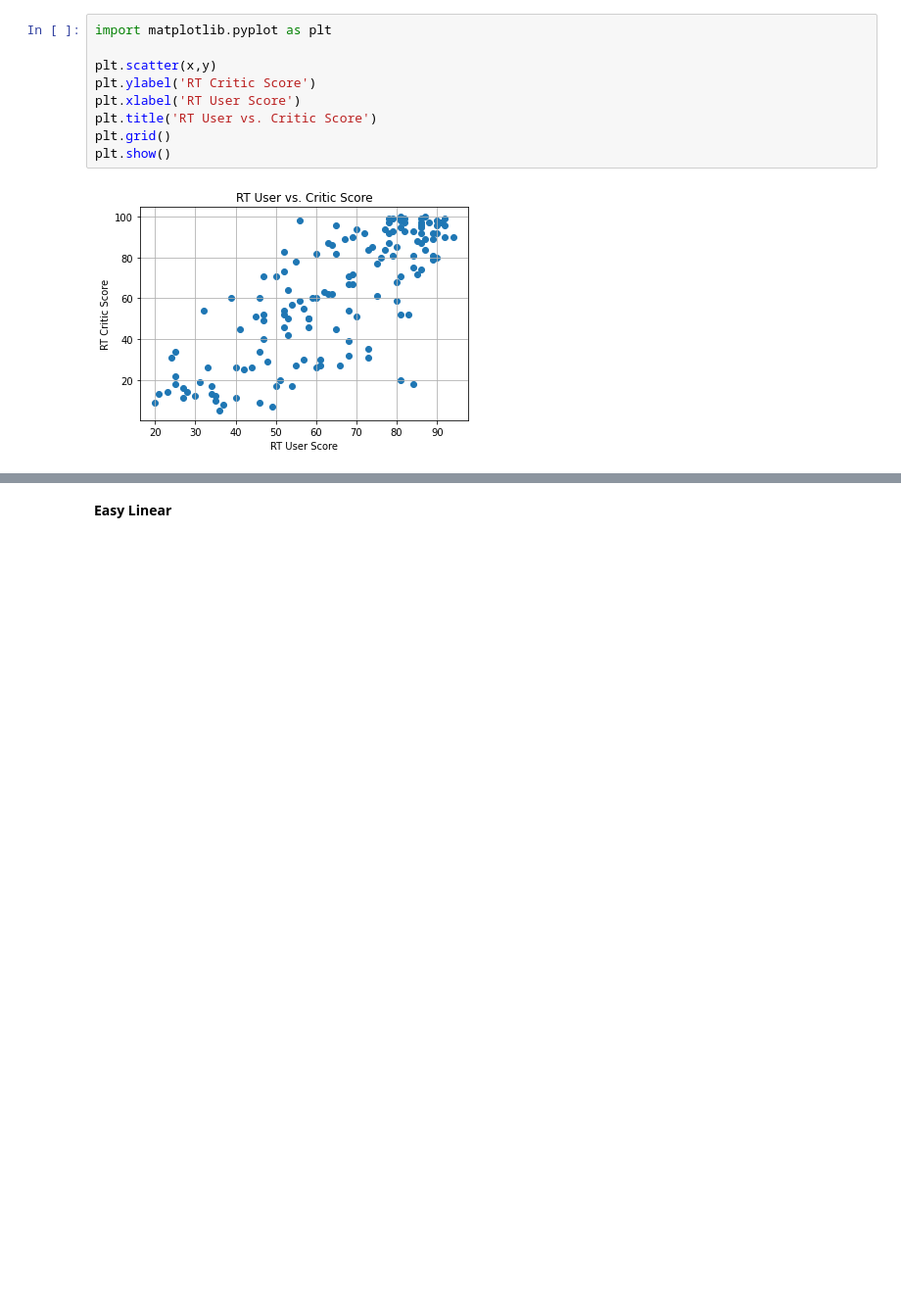
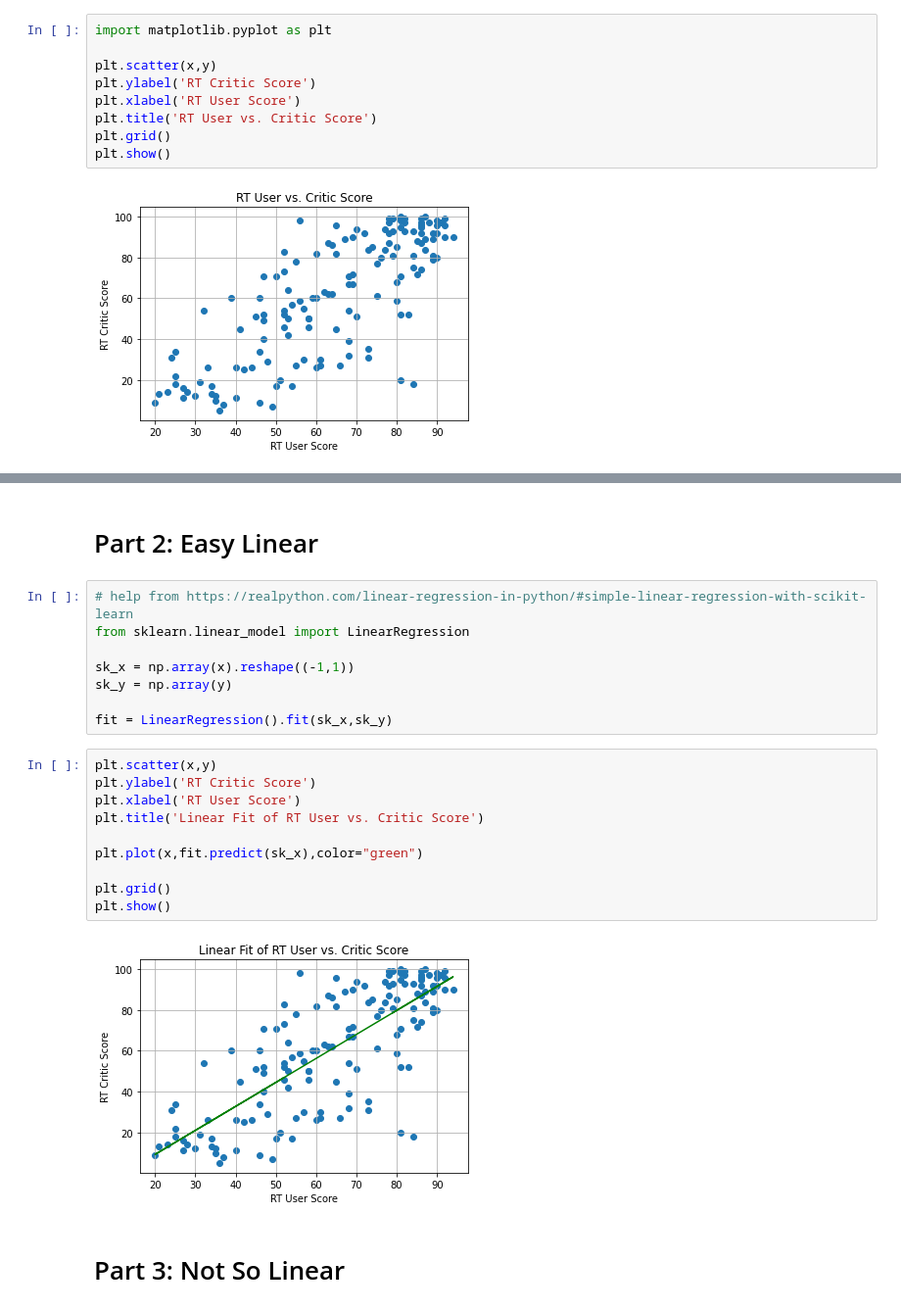
Before and after one commit to f1nn3g4n/SENG474, a Jupyter notebook: A1/V00908356_TobinF_08.ipynb, the cells around one changed output, grey strips where cells are left out. Shown at 98% size. Saved outputs shown, nothing was run; the diff lists cells and outputs as text; blank space fills up the shorter version.

```diff
--- a/A1/V00908356_TobinF_08.ipynb
+++ b/A1/V00908356_TobinF_08.ipynb
@@ -69,2 +71,24 @@ plt.show()
 # %% [markdown]
-**Easy Linear**
+# Part 2: Easy Linear
+# %%
+# help from https://realpython.com/linear-regression-in-python/#simple-linear-regression-with-scikit-learn
+from sklearn.linear_model import LinearRegression
+
+sk_x = np.array(x).reshape((-1,1))
+sk_y = np.array(y)
+
+fit = LinearRegression().fit(sk_x,sk_y)
+# %%
+plt.scatter(x,y)
+plt.ylabel('RT Critic Score')
+plt.xlabel('RT User Score')
+plt.title('Linear Fit of RT User vs. Critic Score')
+
+plt.plot(x,fit.predict(sk_x),color="green")
+
+plt.grid()
+plt.show()
+# %% [output]
+[figure, added]
+# %% [markdown]
+# Part 3: Not So Linear
```
Also changed, not shown: parts of 21 cells of this notebook, 7 other files.
